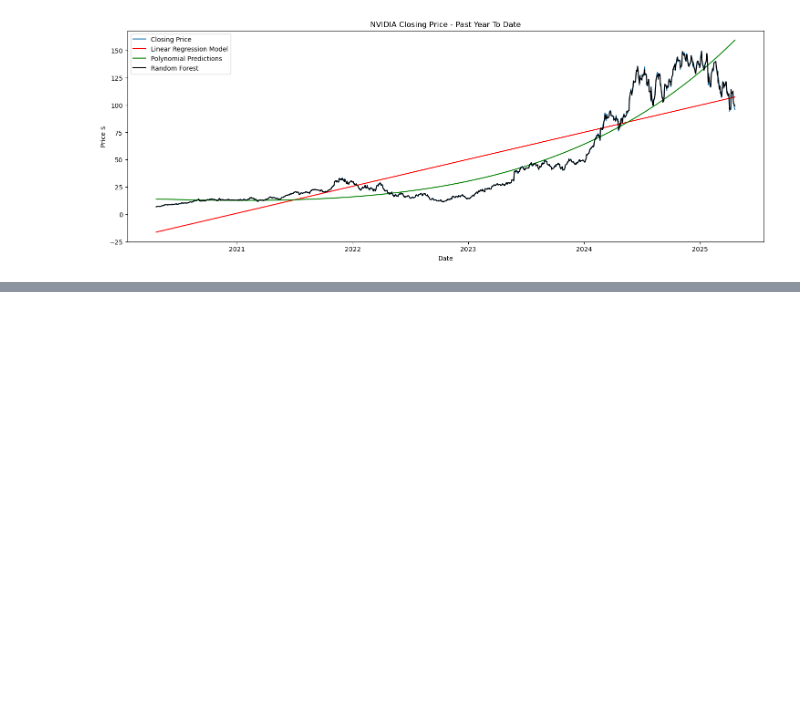
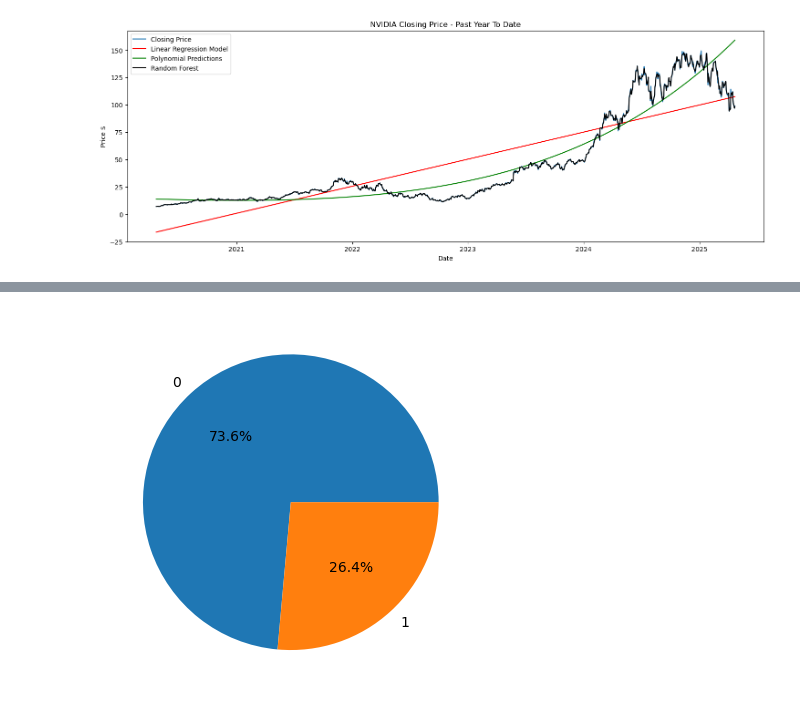
Before and after one commit to ScottPiersall/PythonCourseNotebooks, a Jupyter notebook: MachineLearning/AdvancedModels.ipynb, the cells around one changed output, grey strips where cells are left out. Saved outputs shown, nothing was run; the diff lists cells and outputs as text; code cells hidden in the pictures; blank space fills up the shorter version.

```diff
--- a/MachineLearning/AdvancedModels.ipynb
+++ b/MachineLearning/AdvancedModels.ipynb
@@ -198,0 +246,37 @@ plt.show()
+# %%
+#
+# Feature Engineering
+#
+# Let's derive additional features from existing ones (calculate, categorical/etc)
+#
+my_stock_features['day'] = my_stock_features['Date'].dt.day
+my_stock_features['month'] = my_stock_features['Date'].dt.month
+my_stock_features['year'] = my_stock_features['Date'].dt.year
+# %%
+# Do the days leading up to a quarter end affect stock price
+# IE: Anticipation of earnings / performance reports/ outlook???
+
+my_stock_features['is_quarter_end'] = np.where(my_stock_features['month'] %3 ==0, 1, 0)
+# %%
+#
+# Should I Buy?
+#
+#
+#
+my_stock_features['open-close'] = my_stock_features['Open'] - my_stock_features['Close']
+my_stock_features['low-high'] =  my_stock_features['Low'] - my_stock_features['High']
+
+my_stock_features['shouldibuy'] = np.where(  ( my_stock_features['Close'].shift(-1) * 0.98) > my_stock_features['Close']
+
+
+
+                                                , 1 , 0)
+# %%
+#
+# We need to see if shouldibuy is balanced......
+#
+plt.pie(my_stock_features['shouldibuy'].value_counts().values,
+        labels=[0, 1], autopct='%1.1f%%')
+plt.show()
+# %% [output]
+[figure, added]
```
Also changed, not shown: parts of 11 cells of this notebook.
